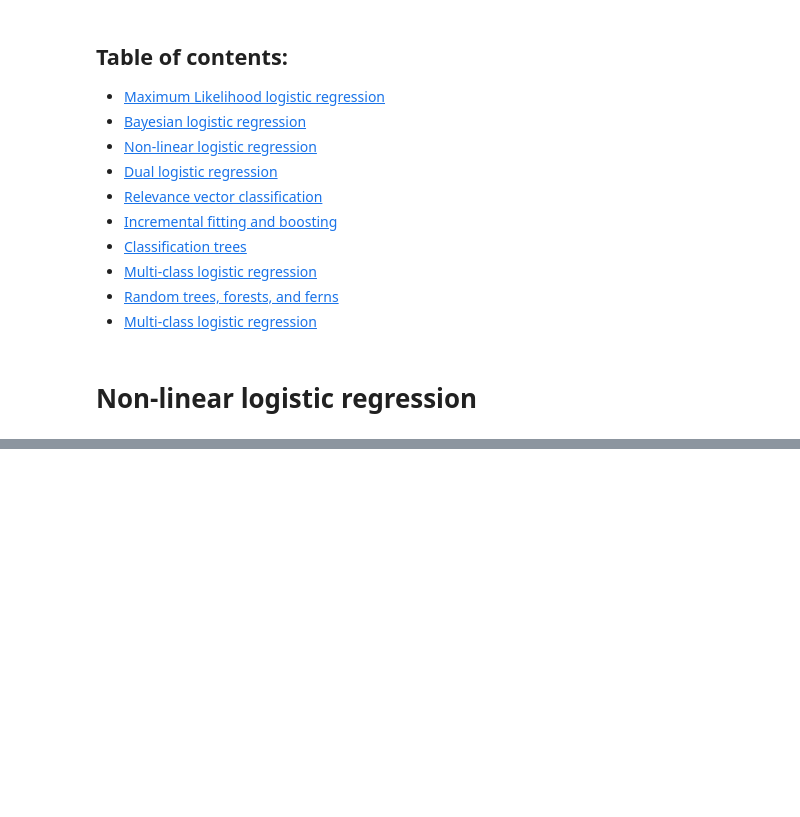
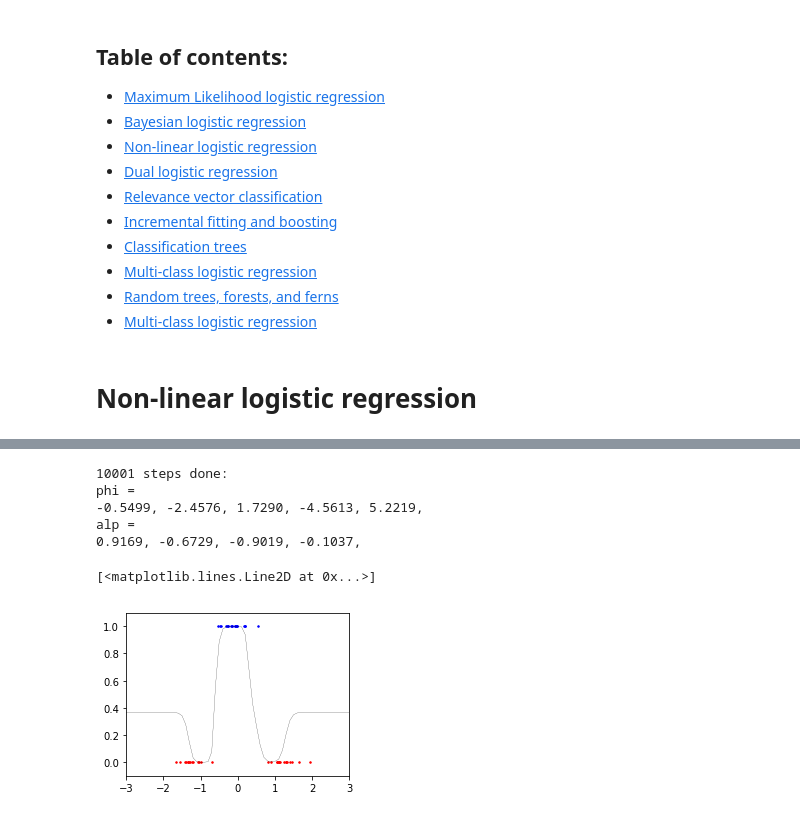
Before and after one commit to kiyomizuhi/machine_learning_scratch_Prince_computer_vision, a Jupyter notebook: scratch/classification/non_linear_logistic_regression.ipynb, the cells around one changed output, grey strips where cells are left out. Saved outputs shown, nothing was run; the diff lists cells and outputs as text; code cells hidden in the pictures; blank space fills up the shorter version.

Commit message:
non-linear classification

```diff
--- a/scratch/classification/non_linear_logistic_regression.ipynb
+++ b/scratch/classification/non_linear_logistic_regression.ipynb
@@ -317,18 +216,0 @@ def bayesian_inference(mu, sgms, nres):
-# %%
-ns = 100
-sgp = 5.
-alpha = 0.01
-nres = 201
-phi = np.ones((1, 2))
-ds1, ds2, data, label, datab = generate_data_set_dim1_linear(ns)
-mu_map, sgms_map = maximum_a_posterior(datab, label, phi, alpha, sgp)
-lmbd = bayesian_inference(mu_map, sgms_map, nres)
-
-plt.rcParams['figure.figsize'] = (5.0, 3.0)
-plt.plot([0., 0.], [-1., 2.], '-', markersize=3, color=(0., 0., 0.), lw = 0.2)
-xr = np.linspace(-10., 10.,nres)
-plt.plot(xr, lmbd.squeeze(), 'g-')
-plt.plot(ds1[0], ds1[1], 'r.', markersize=3)
-plt.plot(ds2[0], ds2[1], 'b.', markersize=3)
-plt.xlim(-10., 10.)
-plt.ylim(-0.1, 1.1)
@@ -374,0 +761,28 @@ plt.scatter(ds2[0], ds2[1], s=3, c=(0., 0.4, 1.))
+# %%
+D = 1
+K = 4
+N = 50
+nnn = 10000
+beta = 0.01
+lmd = 0.2
+phi = 2 * (np.random.rand(1, K + 1) - 0.5)
+alp = 2 * (np.random.rand(D, K) - 0.5)
+
+plt.rcParams['figure.figsize'] = (4.0, 3.0)
+
+_, _, x, w = generate_data_set_dim1_nonlinear(N)
+z = radial_basis(x, alp, lmd)
+phi, alp, theta, cost, step = newton_method(z, x, w, phi, alp, beta, lmd, nnn)
+xdb, dbdr = plot_decision_boundary_dim1(phi, alp, lmd)
+plt.plot(xdb.squeeze(), dbdr.squeeze(), '-', markersize=3, color=(0., 0., 0.), lw = 0.2)
+
+#plt.subplot(1, 2, 2)
+#plt.plot(np.arange(step), cost, '.')
+# %% [output]
+10001 steps done:
+phi =
+-0.5499, -2.4576, 1.7290, -4.5613, 5.2219,
+alp =
+0.9169, -0.6729, -0.9019, -0.1037,
+[<matplotlib.lines.Line2D at 0x...>]
+[figure, added]
```
Also changed, not shown: parts of 24 cells of this notebook.
